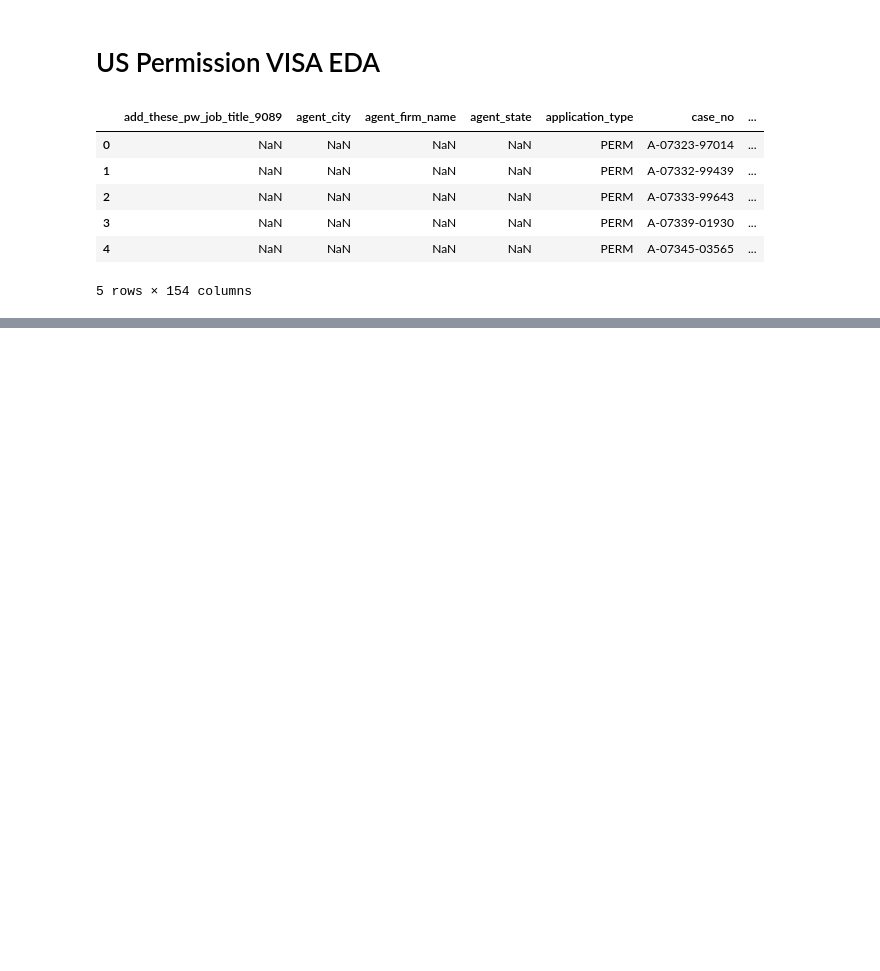
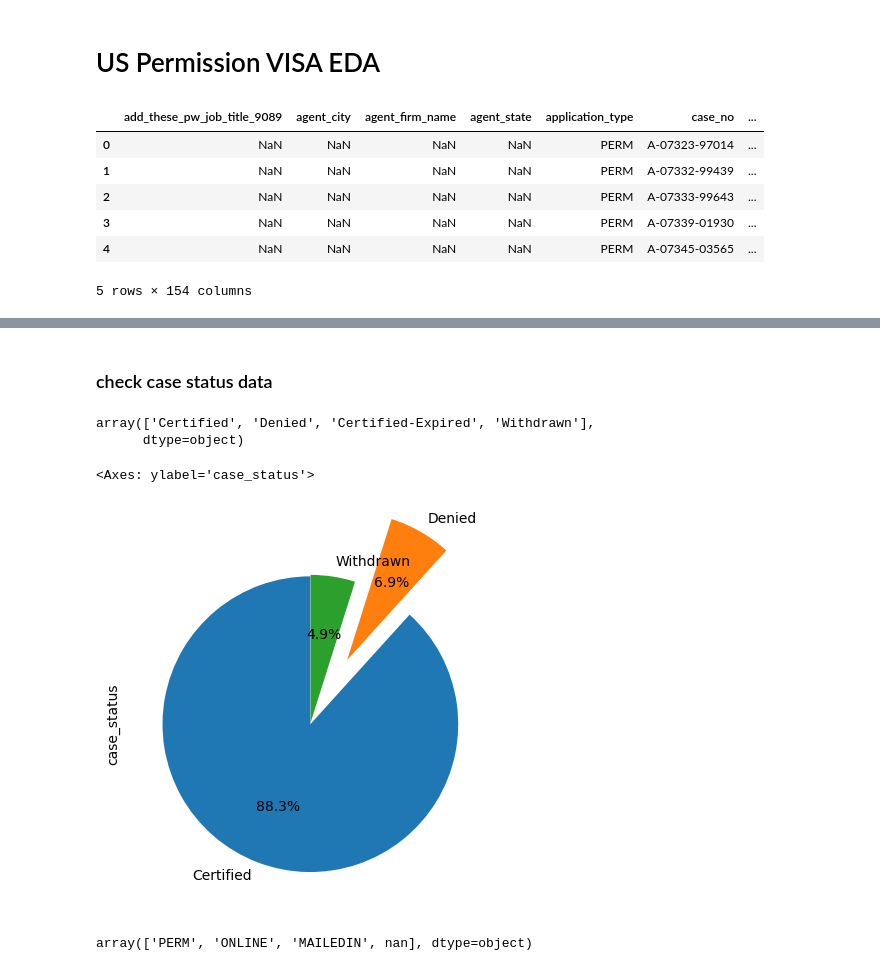
Before and after one commit to pragya-sharma11/Journey_to_Machine_Learning, a Jupyter notebook: Exploratory_Data_Analysis/US_Visa_Data_EDA/US_Visa_EDA.ipynb, the cells around one changed output, grey strips where cells are left out. Saved outputs shown, nothing was run; the diff lists cells and outputs as text; code cells hidden in the pictures; blank space fills up the shorter version.

```diff
--- a/Exploratory_Data_Analysis/US_Visa_Data_EDA/US_Visa_EDA.ipynb
+++ b/Exploratory_Data_Analysis/US_Visa_Data_EDA/US_Visa_EDA.ipynb
@@ -24,0 +95,18 @@ df.head()
+# %% [markdown]
+### check case status data
+# %%
+df['case_status'].unique()
+# %% [output]
+array(['Certified', 'Denied', 'Certified-Expired', 'Withdrawn'],
+      dtype=object)
+# %%
+df.loc[df['case_status']=='Certified-Expired', 'case_status'] = 'Certified'
+# %%
+df['case_status'].value_counts().plot.pie(autopct = '%1.1f%%', explode = (0,0.5,0.01), startangle = 90)
+# %% [output]
+<Axes: ylabel='case_status'>
+[figure, added]
+# %%
+df['application_type'].unique()
+# %% [output]
+array(['PERM', 'ONLINE', 'MAILEDIN', nan], dtype=object)
```
Also changed, not shown: parts of 26 cells of this notebook.
